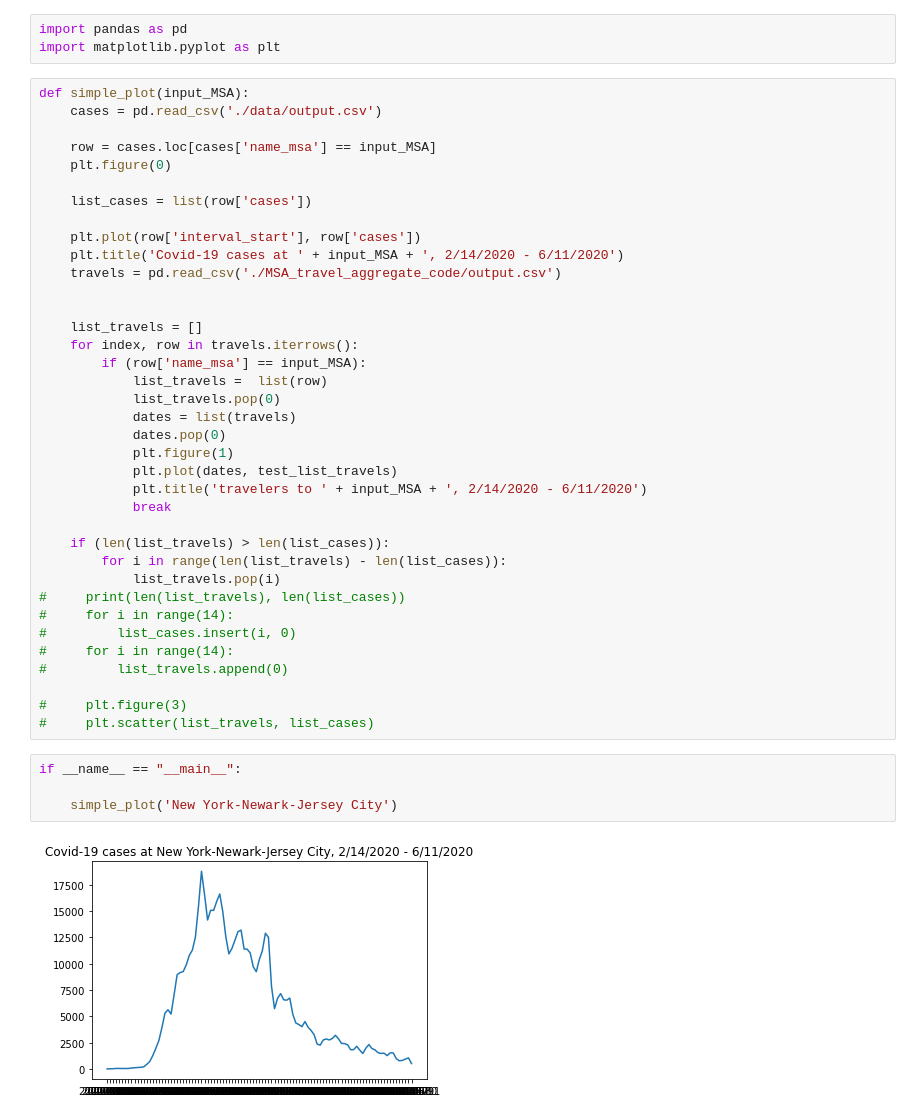
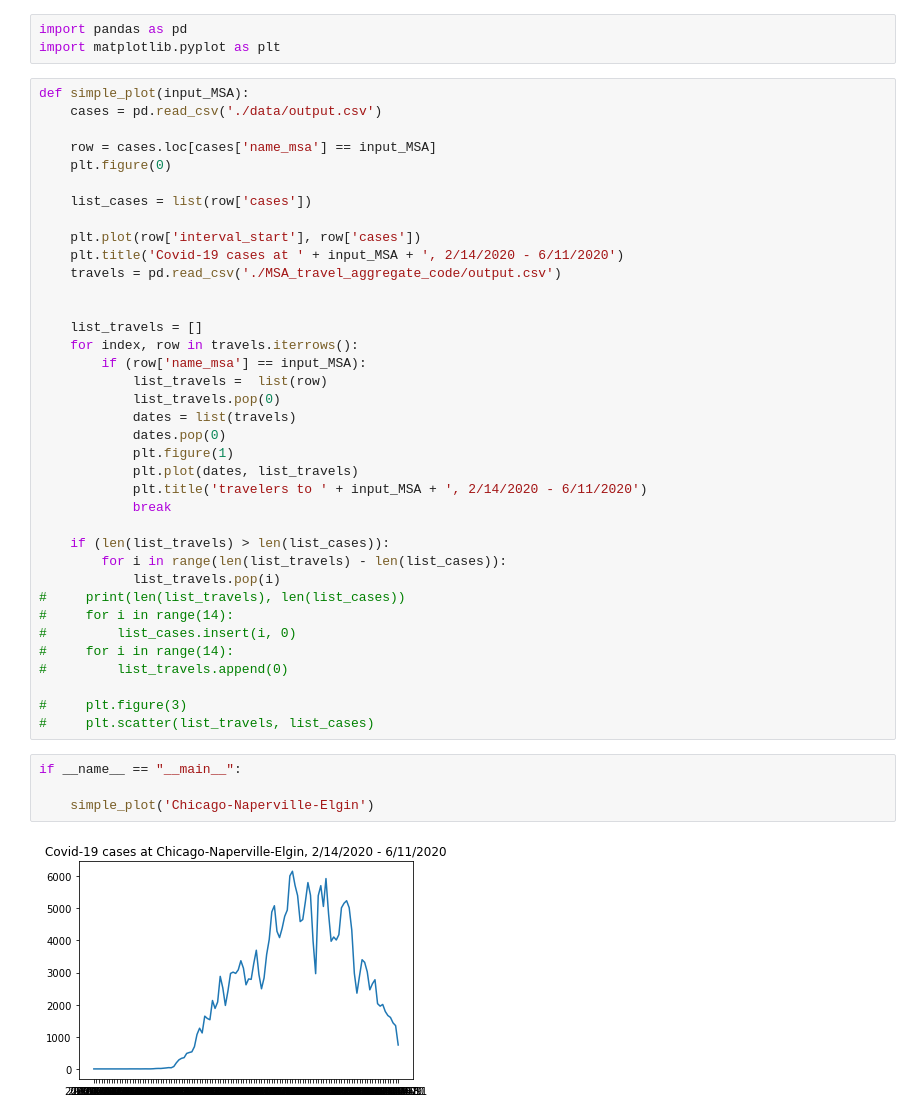
Before and after one commit to cybergis/Covid_MSA_code, a Jupyter notebook: model_prediction.ipynb, the cells around one changed output. Drawn from its saved outputs; the diff is of its cells as text.

```diff
--- a/model_prediction.ipynb
+++ b/model_prediction.ipynb
@@ -23,7 +23,7 @@ def simple_plot(input_MSA):
             dates = list(travels)
             dates.pop(0)
             plt.figure(1)
-            plt.plot(dates, test_list_travels)
+            plt.plot(dates, list_travels)
             plt.title('travelers to ' + input_MSA + ', 2/14/2020 - 6/11/2020')
             break
 
@@ -41,6 +41,6 @@ def simple_plot(input_MSA):
 # %%
 if __name__ == "__main__":
 
-    simple_plot('New York-Newark-Jersey City')
+    simple_plot('Chicago-Naperville-Elgin')
 # %% [output]
-[figure, old version]
+[figure, new version]
```
Also changed, not shown: parts of 1 cell of this notebook.
